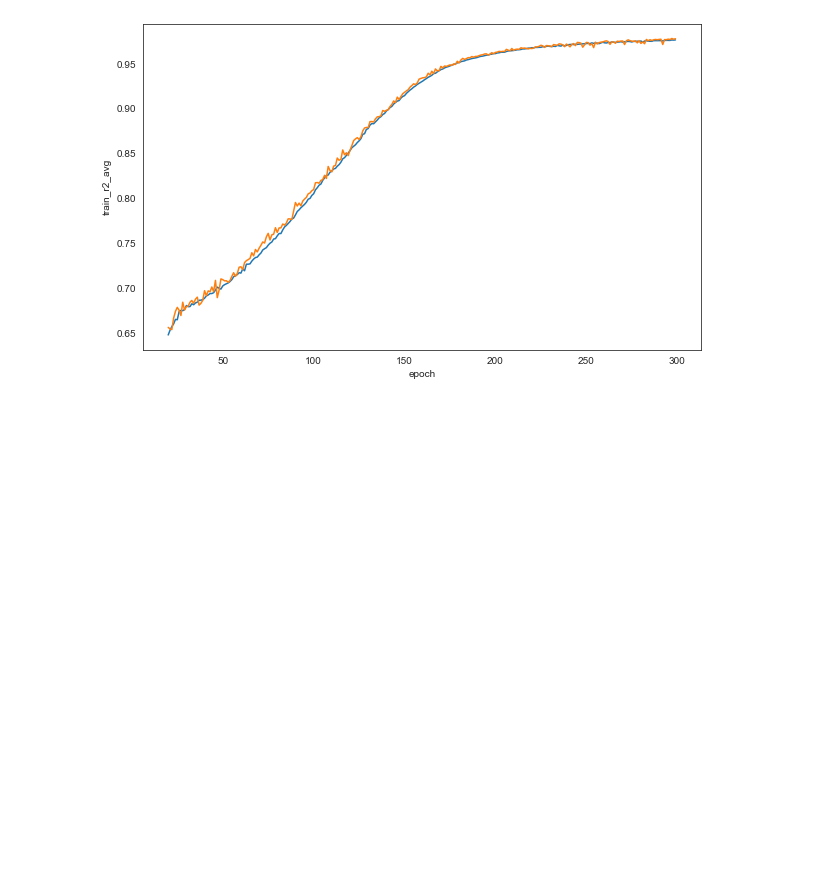
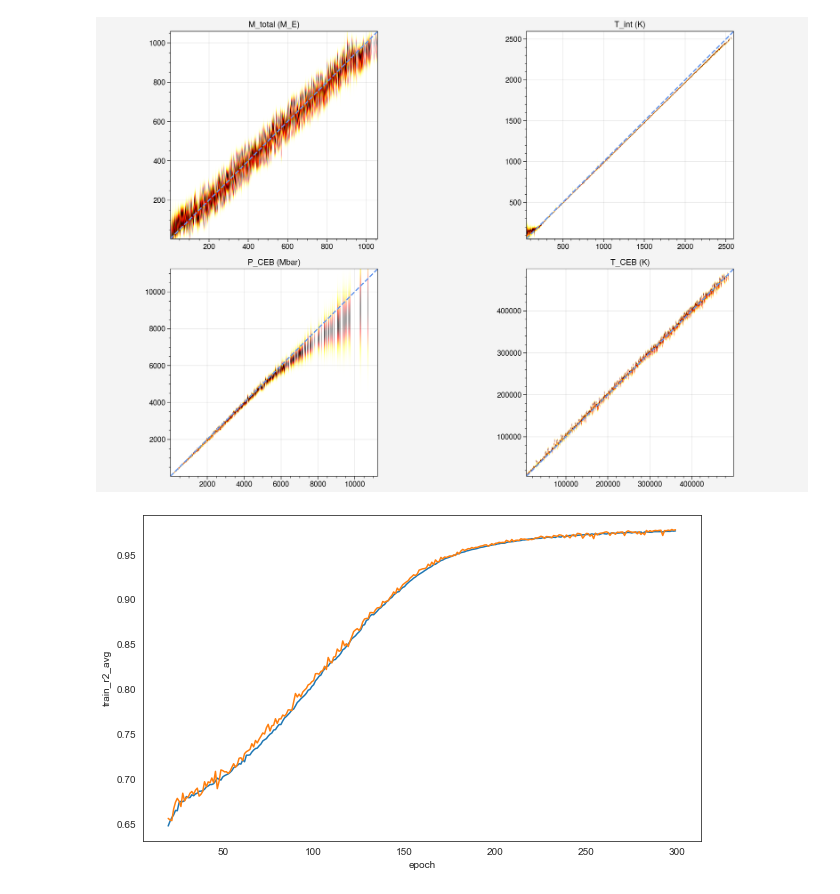
Before and after one commit to ArdenteX/Rockey_Reconstruction, a Jupyter notebook: Rock/GraintExoTrain.ipynb, the cells around one changed output. Cells and saved outputs as stored; diff of their text form; code cells hidden in the pictures; blank space fills up the shorter version.

```diff
--- a/Rock/GraintExoTrain.ipynb
+++ b/Rock/GraintExoTrain.ipynb
@@ -37,0 +18,3 @@ test_train.plot_loss(t_l, v_l)
+# %%
+df_GG = pd.read_excel('D:\\Resource\\Gas_Giants_Core_Earth20W.xlsx')
+df_GG['M_total (M_E)'] = df_GG['Mcore (M_J/10^3)'] + df_GG['Menv (M_E)']
@@ -37,0 +150,58 @@ test_train.plot_loss(t_l, v_l)
+# %%
+test_y_inverse = m_y.inverse_transform(t_y.detach().cpu().numpy())
+test_y_inverse_sub = test_y_inverse[idx_select]
+# %%
+cmap = plt.cm.hot_r
+norm = matplotlib.colors.Normalize(vmin=0, vmax=1)
+fig, axs = pplt.subplots(
+#     figsize=(4,4),
+    nrows=2, ncols=2,
+    share=False,
+    figsize=(12, 8)
+#     tight=True,
+)
+
+input_parameters = [
+    'Mass (M_J)',
+    'Radius (R_E)',
+    'T_sur (K)',
+]
+
+output_parameters = [
+    'M_total (M_E)',
+    'T_int (K)',
+    'P_CEB (Mbar)',
+    'T_CEB (K)'
+]
+
+xlocators = [
+    200, 500, 2000, 100000
+]
+xminorlocators = [
+    0.004, 0.02, 0.02, 0.02, 40, 100, 0.04, 0.004
+]
+
+OUTPUT_DIMS = len(output_parameters)
+
+for o in range(OUTPUT_DIMS):
+    y_max = max(test_y_inverse_sub[:, o])
+    y_min = min(test_y_inverse_sub[:, o])
+    for i in range(0, GMM_PDF_scaled.shape[-1], OUTPUT_DIMS):
+        tx, ty = [test_y_inverse_sub[int(i / OUTPUT_DIMS), o], y_min]
+        axs[o].imshow(
+                GMM_PDF_scaled[:, o + i].reshape(-1, 1),
+                cmap=cmap,
+                norm=norm,
+                origin='lower',
+                extent=(tx, tx + 0.0001, ty, y_max)
+            )
+
+    axs[o].plot([y_min, y_max], [y_min, y_max], c='cornflowerblue', ls='--')
+    axs[o].format(
+        xlim=(y_min, y_max), ylim=(y_min, y_max), title=output_parameters[o],
+        # xlabel=output_parameters[o],
+        xlocator=xlocators[o]
+        # ylocator=xlocators[o], yminorlocator=xminorlocators[o]
+    )
+# %% [output]
+[figure, added]
```
Also changed, not shown: parts of 18 cells of this notebook, 7 other files.
